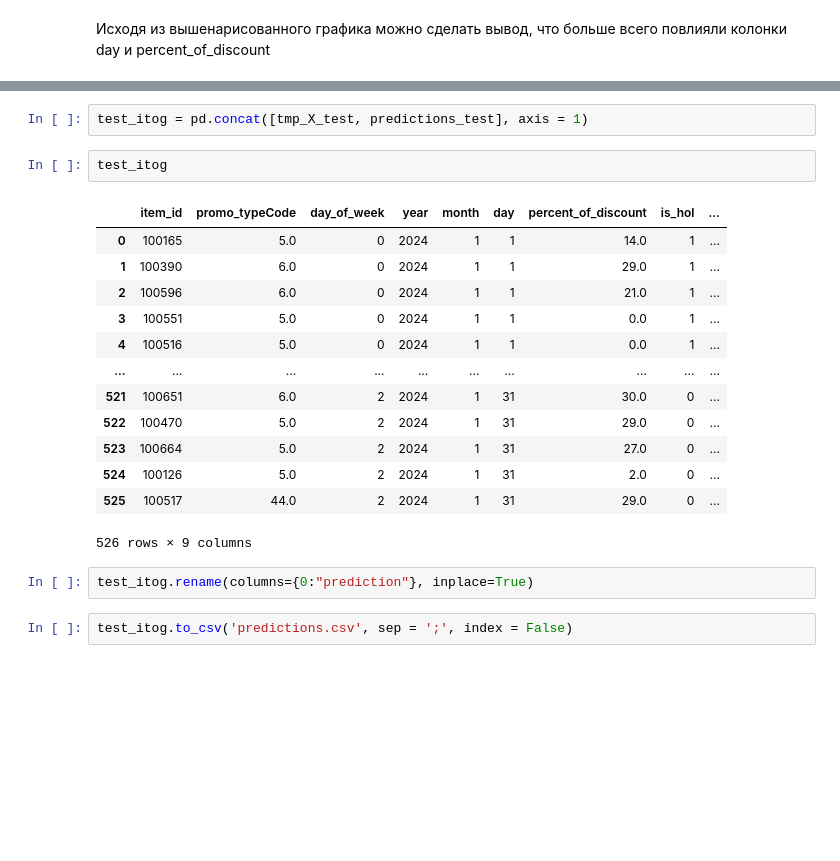
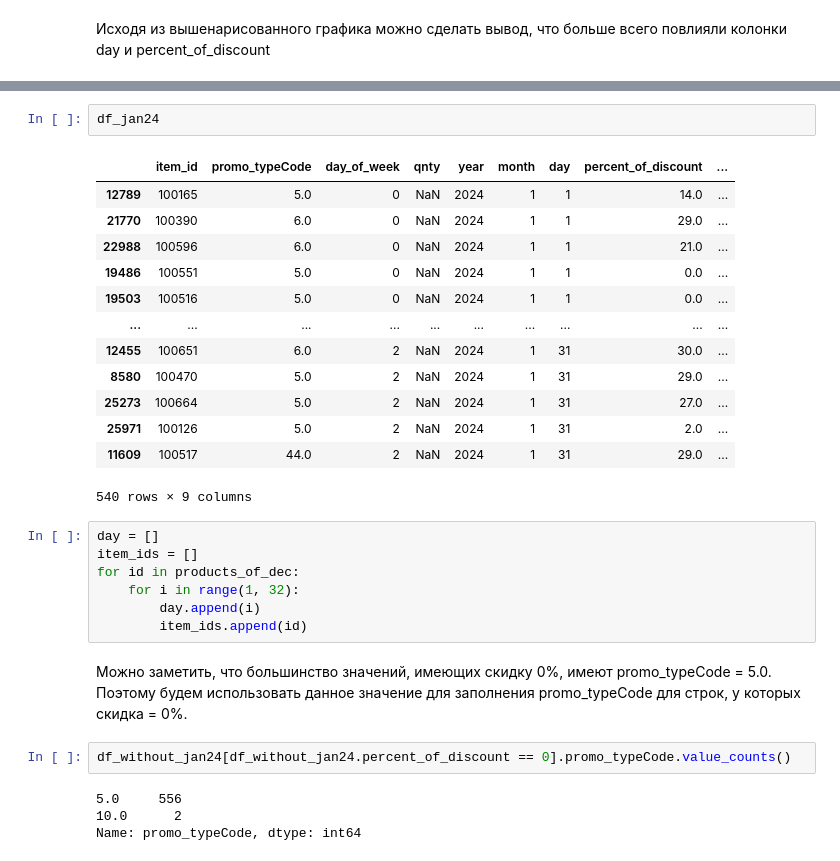
Before and after one commit to Shlech/beltel_test, a Jupyter notebook: testovoe_zadanie.ipynb, the cells around one changed output, grey strips where cells are left out. Cells and saved outputs as stored; diff of their text form; blank space fills up the shorter version.

```diff
--- a/testovoe_zadanie.ipynb
+++ b/testovoe_zadanie.ipynb
@@ -629,22 +561,31 @@ X_test
-# %%
-test_itog = pd.concat([tmp_X_test, predictions_test], axis = 1)
-# %%
-test_itog
-# %% [output]
-|  | item_id | promo_typeCode | day_of_week | year | month | day | percent_of_discount | is_hol | ... |
-| 0 | 100165 | 5.0 | 0 | 2024 | 1 | 1 | 14.0 | 1 | ... |
-| 1 | 100390 | 6.0 | 0 | 2024 | 1 | 1 | 29.0 | 1 | ... |
-| 2 | 100596 | 6.0 | 0 | 2024 | 1 | 1 | 21.0 | 1 | ... |
-| 3 | 100551 | 5.0 | 0 | 2024 | 1 | 1 | 0.0 | 1 | ... |
-| 4 | 100516 | 5.0 | 0 | 2024 | 1 | 1 | 0.0 | 1 | ... |
-| ... | ... | ... | ... | ... | ... | ... | ... | ... | ... |
-| 521 | 100651 | 6.0 | 2 | 2024 | 1 | 31 | 30.0 | 0 | ... |
-| 522 | 100470 | 5.0 | 2 | 2024 | 1 | 31 | 29.0 | 0 | ... |
-| 523 | 100664 | 5.0 | 2 | 2024 | 1 | 31 | 27.0 | 0 | ... |
-| 524 | 100126 | 5.0 | 2 | 2024 | 1 | 31 | 2.0 | 0 | ... |
-| 525 | 100517 | 44.0 | 2 | 2024 | 1 | 31 | 29.0 | 0 | ... |
-526 rows × 9 columns
-# %%
-test_itog.rename(columns={0:"prediction"}, inplace=True)
-# %%
-test_itog.to_csv('predictions.csv', sep = ';', index = False)
+# %%
+df_jan24
+# %% [output]
+|  | item_id | promo_typeCode | day_of_week | qnty | year | month | day | percent_of_discount | ... |
+| 12789 | 100165 | 5.0 | 0 | NaN | 2024 | 1 | 1 | 14.0 | ... |
+| 21770 | 100390 | 6.0 | 0 | NaN | 2024 | 1 | 1 | 29.0 | ... |
+| 22988 | 100596 | 6.0 | 0 | NaN | 2024 | 1 | 1 | 21.0 | ... |
+| 19486 | 100551 | 5.0 | 0 | NaN | 2024 | 1 | 1 | 0.0 | ... |
+| 19503 | 100516 | 5.0 | 0 | NaN | 2024 | 1 | 1 | 0.0 | ... |
+| ... | ... | ... | ... | ... | ... | ... | ... | ... | ... |
+| 12455 | 100651 | 6.0 | 2 | NaN | 2024 | 1 | 31 | 30.0 | ... |
+| 8580 | 100470 | 5.0 | 2 | NaN | 2024 | 1 | 31 | 29.0 | ... |
+| 25273 | 100664 | 5.0 | 2 | NaN | 2024 | 1 | 31 | 27.0 | ... |
+| 25971 | 100126 | 5.0 | 2 | NaN | 2024 | 1 | 31 | 2.0 | ... |
+| 11609 | 100517 | 44.0 | 2 | NaN | 2024 | 1 | 31 | 29.0 | ... |
+540 rows × 9 columns
+# %%
+day = []
+item_ids = []
+for id in products_of_dec:
+    for i in range(1, 32):
+        day.append(i)
+        item_ids.append(id)
+# %% [markdown]
+Можно заметить, что большинство значений, имеющих скидку 0%, имеют promo_typeCode = 5.0. Поэтому будем использовать данное значение для заполнения promo_typeCode для строк, у которых скидка = 0%.
+# %%
+df_without_jan24[df_without_jan24.percent_of_discount == 0].promo_typeCode.value_counts()
+# %% [output]
+5.0     556
+10.0      2
+Name: promo_typeCode, dtype: int64
```
Also changed, not shown: parts of 47 cells of this notebook.
